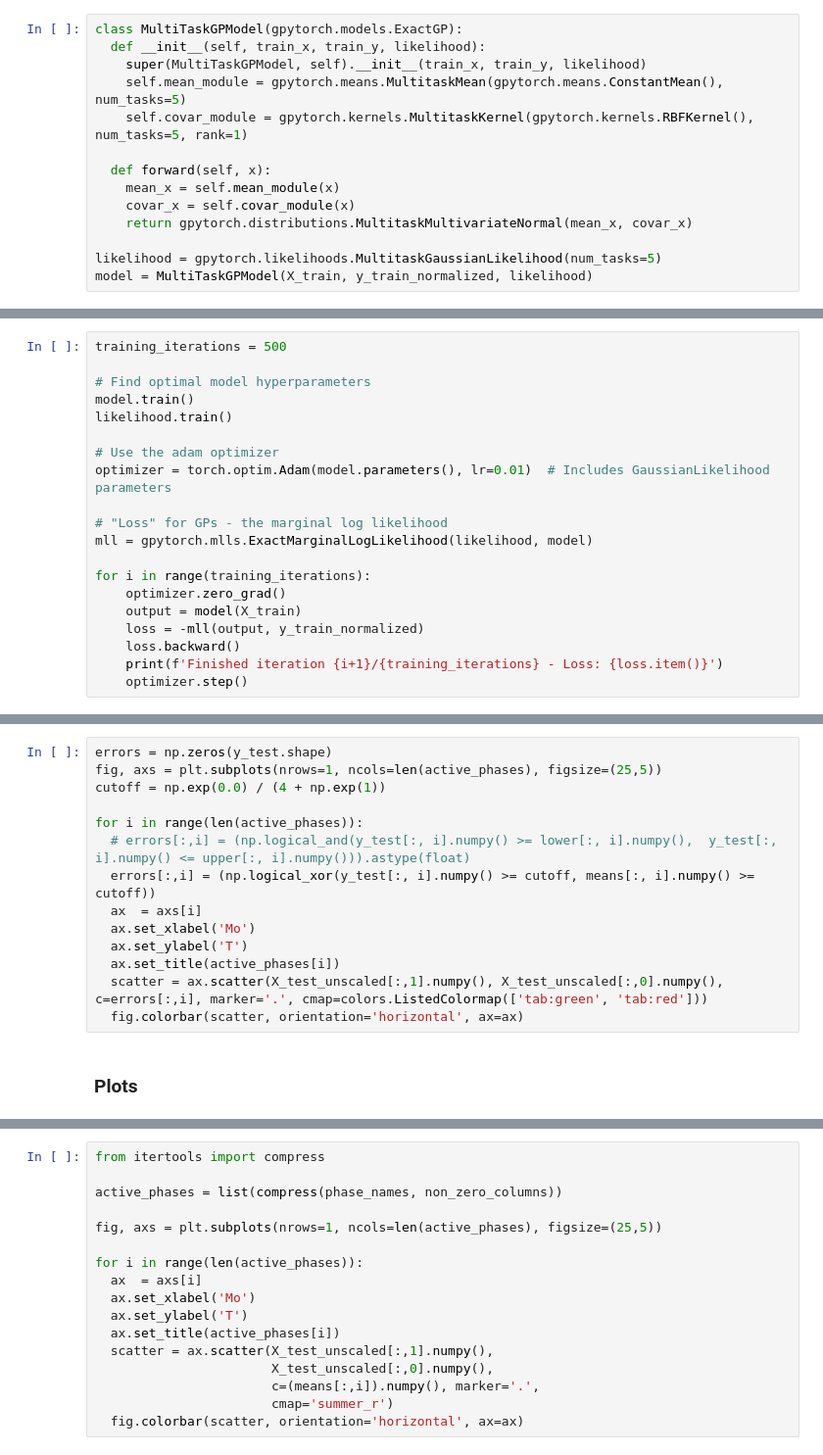
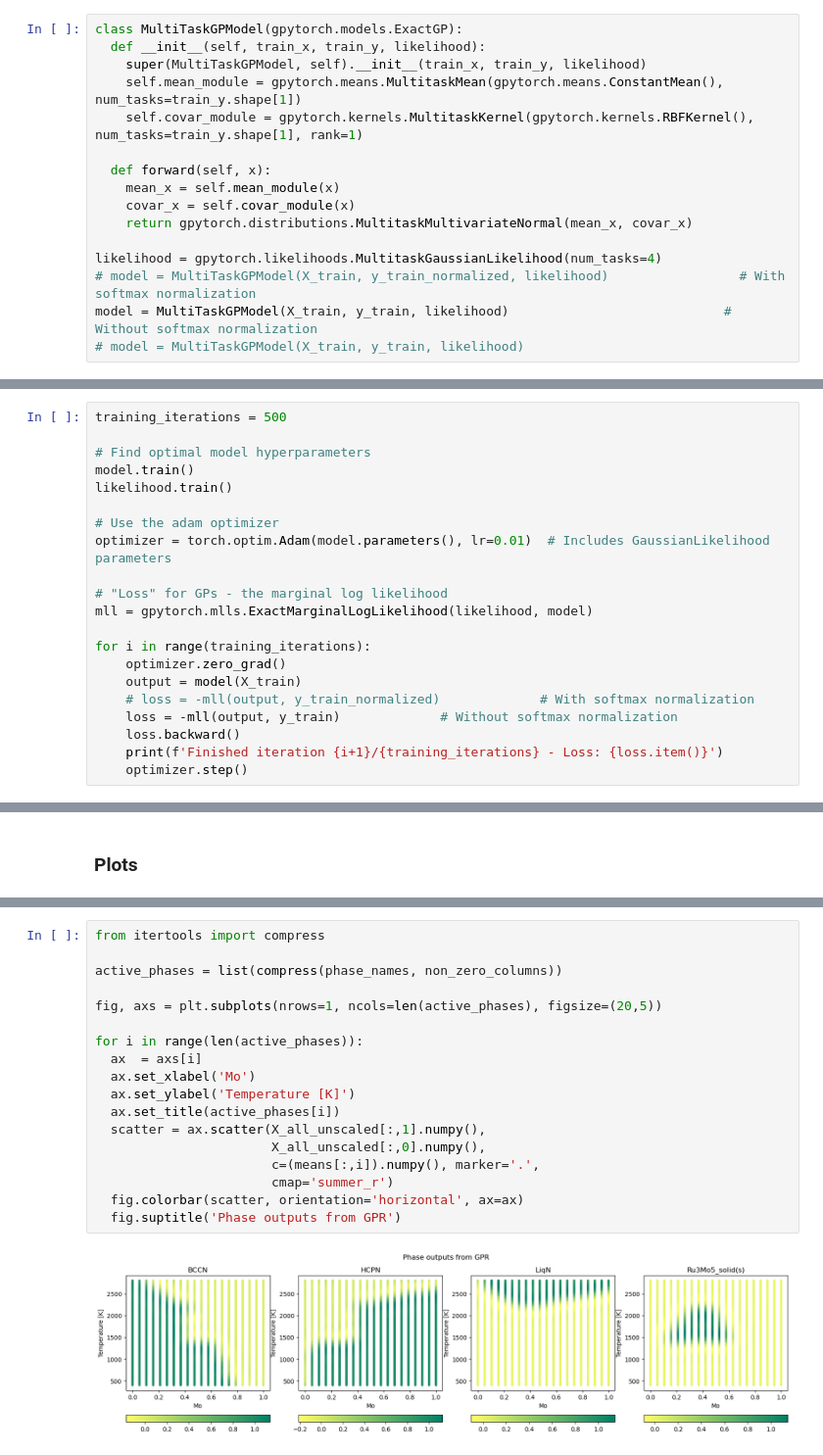
Before and after one commit to parikshitbajpai/wolverine, a Jupyter notebook: examples/GPyTorch/MoRu_Multitask.ipynb, the cells around one changed output, grey strips where cells are left out. Shown at 98% size. Cells and saved outputs as stored; diff of their text form.

Commit message:
Working Multitask GPR with error and confidence metrics

```diff
--- a/examples/GPyTorch/MoRu_Multitask.ipynb
+++ b/examples/GPyTorch/MoRu_Multitask.ipynb
@@ -153,16 +155,18 @@ y_test_normalized = normalization(y_test)
 class MultiTaskGPModel(gpytorch.models.ExactGP):
   def __init__(self, train_x, train_y, likelihood):
     super(MultiTaskGPModel, self).__init__(train_x, train_y, likelihood)
-    self.mean_module = gpytorch.means.MultitaskMean(gpytorch.means.ConstantMean(), num_tasks=5)
-    self.covar_module = gpytorch.kernels.MultitaskKernel(gpytorch.kernels.RBFKernel(), num_tasks=5, rank=1)
+    self.mean_module = gpytorch.means.MultitaskMean(gpytorch.means.ConstantMean(), num_tasks=train_y.shape[1])
+    self.covar_module = gpytorch.kernels.MultitaskKernel(gpytorch.kernels.RBFKernel(), num_tasks=train_y.shape[1], rank=1)
 
   def forward(self, x):
     mean_x = self.mean_module(x)
     covar_x = self.covar_module(x)
     return gpytorch.distributions.MultitaskMultivariateNormal(mean_x, covar_x)
 
-likelihood = gpytorch.likelihoods.MultitaskGaussianLikelihood(num_tasks=5)
-model = MultiTaskGPModel(X_train, y_train_normalized, likelihood)
+likelihood = gpytorch.likelihoods.MultitaskGaussianLikelihood(num_tasks=4)
+# model = MultiTaskGPModel(X_train, y_train_normalized, likelihood)                 # With softmax normalization
+model = MultiTaskGPModel(X_train, y_train, likelihood)                            # Without softmax normalization
+# model = MultiTaskGPModel(X_train, y_train, likelihood)
 # %% [markdown]
 ### Training
 # %%
@@ -181,7 +185,8 @@ mll = gpytorch.mlls.ExactMarginalLogLikelihood(likelihood, model)
 for i in range(training_iterations):
     optimizer.zero_grad()
     output = model(X_train)
-    loss = -mll(output, y_train_normalized)
+    # loss = -mll(output, y_train_normalized)             # With softmax normalization
+    loss = -mll(output, y_train)             # Without softmax normalization
     loss.backward()
     print(f'Finished iteration {i+1}/{training_iterations} - Loss: {loss.item()}')
     optimizer.step()
@@ -224,16 +250,2 @@ print(f"NN accuracy (soft error): {np.count_nonzero(errors_combined > 0.0) / err
-# %%
-errors = np.zeros(y_test.shape)
-fig, axs = plt.subplots(nrows=1, ncols=len(active_phases), figsize=(25,5))
-cutoff = np.exp(0.0) / (4 + np.exp(1))
-
-for i in range(len(active_phases)):
-  # errors[:,i] = (np.logical_and(y_test[:, i].numpy() >= lower[:, i].numpy(),  y_test[:, i].numpy() <= upper[:, i].numpy())).astype(float)
-  errors[:,i] = (np.logical_xor(y_test[:, i].numpy() >= cutoff, means[:, i].numpy() >= cutoff))
-  ax  = axs[i]
-  ax.set_xlabel('Mo')
-  ax.set_ylabel('T')
-  ax.set_title(active_phases[i])
-  scatter = ax.scatter(X_test_unscaled[:,1].numpy(), X_test_unscaled[:,0].numpy(), c=errors[:,i], marker='.', cmap=colors.ListedColormap(['tab:green', 'tab:red']))
-  fig.colorbar(scatter, orientation='horizontal', ax=ax)
 # %% [markdown]
 ### Plots
@@ -240,20 +254,23 @@ for i in range(len(active_phases)):
 # %%
 from itertools import compress
 
 active_phases = list(compress(phase_names, non_zero_columns))
 
-fig, axs = plt.subplots(nrows=1, ncols=len(active_phases), figsize=(25,5))
+fig, axs = plt.subplots(nrows=1, ncols=len(active_phases), figsize=(20,5))
 
 for i in range(len(active_phases)):
   ax  = axs[i]
   ax.set_xlabel('Mo')
-  ax.set_ylabel('T')
+  ax.set_ylabel('Temperature [K]')
   ax.set_title(active_phases[i])
-  scatter = ax.scatter(X_test_unscaled[:,1].numpy(),
-                       X_test_unscaled[:,0].numpy(),
+  scatter = ax.scatter(X_all_unscaled[:,1].numpy(),
+                       X_all_unscaled[:,0].numpy(),
                        c=(means[:,i]).numpy(), marker='.',
                        cmap='summer_r')
   fig.colorbar(scatter, orientation='horizontal', ax=ax)
+  fig.suptitle('Phase outputs from GPR')
+# %% [output]
+[figure, added]
 # %%
 from matplotlib import colors
 
```
Also changed, not shown: parts of 15 cells of this notebook.
